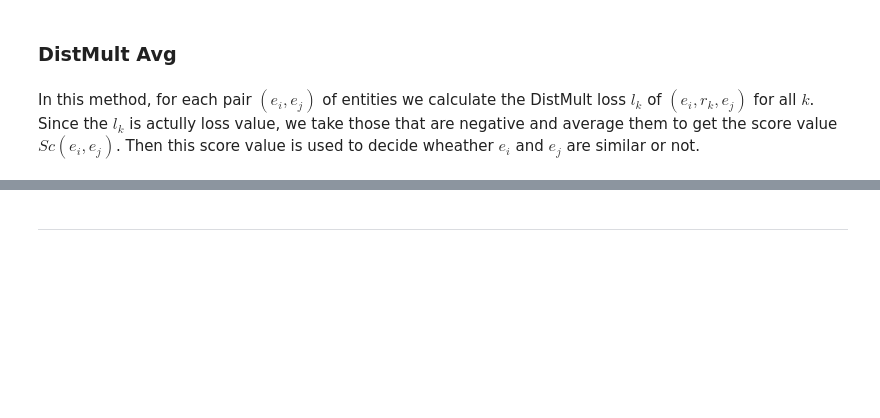
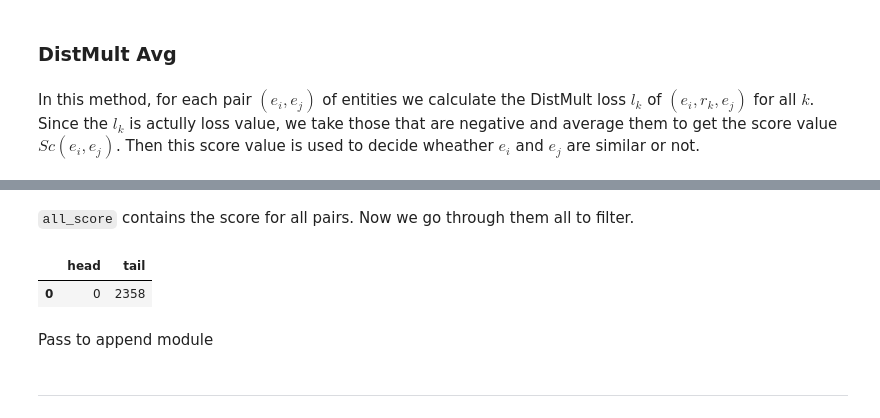
Before and after one commit to MehrdadAlvandipour/Analogical-Rule-Mining-on-Knowledge-Graphs, a Jupyter notebook: similarity_notebook.ipynb, the cells around one changed output, grey strips where cells are left out. Saved outputs shown, nothing was run; the diff lists cells and outputs as text; code cells hidden in the pictures; blank space fills up the shorter version.

```diff
--- a/similarity_notebook.ipynb
+++ b/similarity_notebook.ipynb
@@ -447,0 +346,27 @@ head: 12 tail: 12 sc: 12
+# %%
+r = np.array(range(rel_total))
+h_t_pairs = combinations(range(ent_total),2)
+#all_score = np.array([])
+all_score = np.zeros([int(step_total),int(chunk_size)])
+
+c = 0
+while c < step_total:
+    start = time.time()
+    p = itertools.islice(h_t_pairs,0,chunk_size)
+    h,t = zip(*list(p))
+    h = np.array(h)
+    t= np.array(t)
+
+    r_t = np.tile(r,h.size)
+    #h = h.repeat(rel_total)
+    #t = t.repeat(rel_total)
+
+    #res = con.test_step(h.repeat(rel_total), t.repeat(rel_total), r_t).reshape(-1,rel_total)
+    res = con.test_step(h.repeat(rel_total), t.repeat(rel_total), r_t)
+    ind = res < 0
+    dis_avg = np.divide(np.sum(np.multiply(res,ind).reshape(-1,rel_total),1), np.sum(ind.reshape(-1,rel_total),1)+ 1e-9 )
+    #all_score = np.append(all_score,dis_avg)
+    all_score[c,:] = dis_avg
+    c += 1
+    stop = time.time()
+    print(c , stop - start)
@@ -448,3 +381,23 @@ head: 12 tail: 12 sc: 12
+# %% [markdown]
+`all_score` contains the score for all pairs. Now we go through them all to filter.
+# %%
+all_score = all_score.reshape(-1)[:int(tot)]
+# %%
+h = []
+t = []
+for a in zip(combinations(range(ent_total),2), all_score ):
+    if a[1] < DIST_AVG_THR:
+        h.append(a[0][0])
+        t.append(a[0][1])
+# %%
+d = {'head':h , 'tail': t}
+filt_dist_df = pd.DataFrame(data=d)
+filt_dist_df
+# %% [output]
+|  | head | tail |
+| 0 | 0 | 2358 |
+# %% [markdown]
+Pass to append module
 # %% [markdown]
 ---
 # %% [markdown]
```
Also changed, not shown: parts of 15 cells of this notebook.
